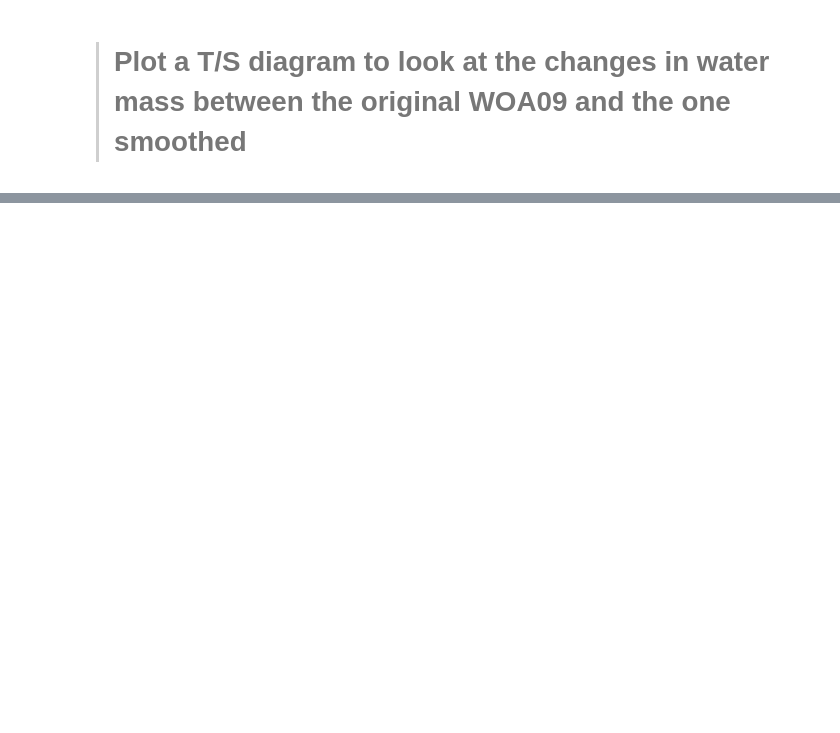
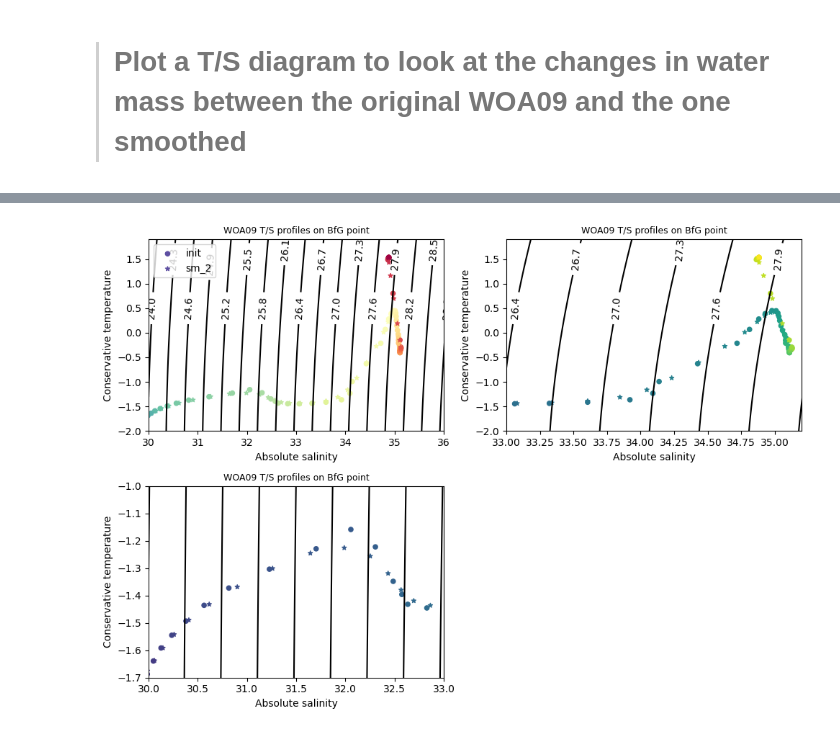
Before and after one commit to ctalandi/TOOLS, a Jupyter notebook: OTHERS/WOA2009/STABILITY/WOA09_SACT_Smooth.ipynb, the cells around one changed output, grey strips where cells are left out. Saved outputs shown, nothing was run; the diff lists cells and outputs as text; code cells hidden in the pictures; blank space fills up the shorter version.

Commit message:
add a check based on T/S diags

```diff
--- a/OTHERS/WOA2009/STABILITY/WOA09_SACT_Smooth.ipynb
+++ b/OTHERS/WOA2009/STABILITY/WOA09_SACT_Smooth.ipynb
@@ -867,9 +905,5 @@ if False:
 # %% [markdown]
 > # Plot a T/S diagram to look at the changes in water mass between the original WOA09 and the one smoothed
-# %%
-# Compute the density field
-ds_woa09_z75['sig0']=gsw.density.sigma0(ds_woa09_z75['SA'],ds_woa09_z75['CT'])
-ds_woa09_z75
 # %%
 # Build the density contours
 temp=np.arange(-2.,2.,0.1) ; sal=np.arange(30.,37.,0.1)
@@ -886,9 +922,13 @@ plt.figure(figsize=(10,7))
 #loc_x=140.  ;  loc_y=80. ; filext='EuR'  # Eurasia
 loc_x=215  ;  loc_y=77  ; filext='BfG'  # Beaufort Gyre
 
+tsmo='sm_'+str(num_smooth)
+
 cast_CT=ds_woa09_z75['CT'].isel(time_counter=0).sel(lat=loc_y,lon=loc_x,method='nearest')
 cast_SA=ds_woa09_z75['SA'].isel(time_counter=0).sel(lat=loc_y,lon=loc_x,method='nearest')
-cast_SI=ds_woa09_z75['sig0'].isel(time_counter=0).sel(lat=loc_y,lon=loc_x,method='nearest')
+
+cast_CT_sm=ds_woa09_z75['CT_sm'].isel(time_counter=0).sel(lat=loc_y,lon=loc_x,method='nearest')
+cast_SA_sm=ds_woa09_z75['SA_sm'].isel(time_counter=0).sel(lat=loc_y,lon=loc_x,method='nearest')
 
 # Profondeurs associées (on suppose que la coordonnée verticale s'appelle 'depth')
 #profondeur = ds_woa09_z75['depth'].values
@@ -898,7 +938,7 @@ plt.subplot(221)
 CS=plt.contour(sal2D,temp2D,sig0,levels=20,colors='k')
 plt.clabel(CS,CS.levels)
 plt.scatter(cast_SA,cast_CT,20,marker='o',c=profondeur,label='init',cmap='Spectral_r')
-plt.scatter(cast_SA_sm,cast_CT_sm,20,marker='*', c=profondeur,label='sm 10',cmap='Spectral_r')
+plt.scatter(cast_SA_sm,cast_CT_sm,20,marker='*', c=profondeur,label=tsmo,cmap='Spectral_r')
 #plt.scatter(cast_SA,cast_CT,20,marker='o',c=profondeur,norm=LogNorm(),label='init',cmap='viridis')
 #plt.scatter(cast_SA_sm,cast_CT_sm,20,marker='*', c=profondeur,norm=LogNorm(),label='sm 10',cmap='viridis')
 plt.title('WOA09 T/S profiles on '+filext+' point',fontsize=9)
@@ -906,36 +946,38 @@ plt.ylabel('Conservative temperature')
 plt.xlabel('Absolute salinity')
 plt.xlim([30,36])
 
 plt.legend(loc='upper left')
 #plt.grid(True)
 
 if True :
     plt.subplot(222)
     CS=plt.contour(sal2D,temp2D,sig0,levels=20,colors='k')
     plt.clabel(CS,CS.levels)
     plt.scatter(cast_SA,cast_CT,20,marker='o', c=profondeur,label='init')
-    plt.scatter(cast_SA_sm,cast_CT_sm,20,marker='*', c=profondeur, label='sm 10')
+    plt.scatter(cast_SA_sm,cast_CT_sm,20,marker='*', c=profondeur, label=tsmo)
     plt.title('WOA09 T/S profiles on '+filext+' point',fontsize=9)
     plt.ylabel('Conservative temperature')
     plt.xlabel('Absolute salinity')
     plt.xlim([33,35.2])
-    plt.legend()
+    #plt.legend()
     #plt.grid(True)
 if True :
     plt.subplot(223)
     CS=plt.contour(sal2D,temp2D,sig0,levels=20,colors='k')
     plt.clabel(CS,CS.levels)
     plt.scatter(cast_SA,cast_CT,20,marker='o',c=profondeur,label='init')
-    plt.scatter(cast_SA_sm,cast_CT_sm,20,marker='*', c=profondeur,label='sm 10')
+    plt.scatter(cast_SA_sm,cast_CT_sm,20,marker='*', c=profondeur,label=tsmo)
     plt.title('WOA09 T/S profiles on '+filext+' point',fontsize=9)
     plt.ylabel('Conservative temperature')
     plt.xlabel('Absolute salinity')
     plt.xlim([30,33])
-    plt.ylim([-1.7,-1.5])
-    plt.legend()
+    plt.ylim([-1.7,-1.])
+    #plt.legend()
     #plt.grid(True)
 
 plt.tight_layout()
 
 if True:
-    plt.savefig('./WOA09_z75_smoothing_DiagTS_'+filext+'.png',dpi=300)
+    plt.savefig('./WOA09_z75_smoothing_DiagTS_'+filext+'_'+tsmo+'.png',dpi=300)
+# %% [output]
+[figure, added]
```
Also changed, not shown: parts of 9 cells of this notebook.
